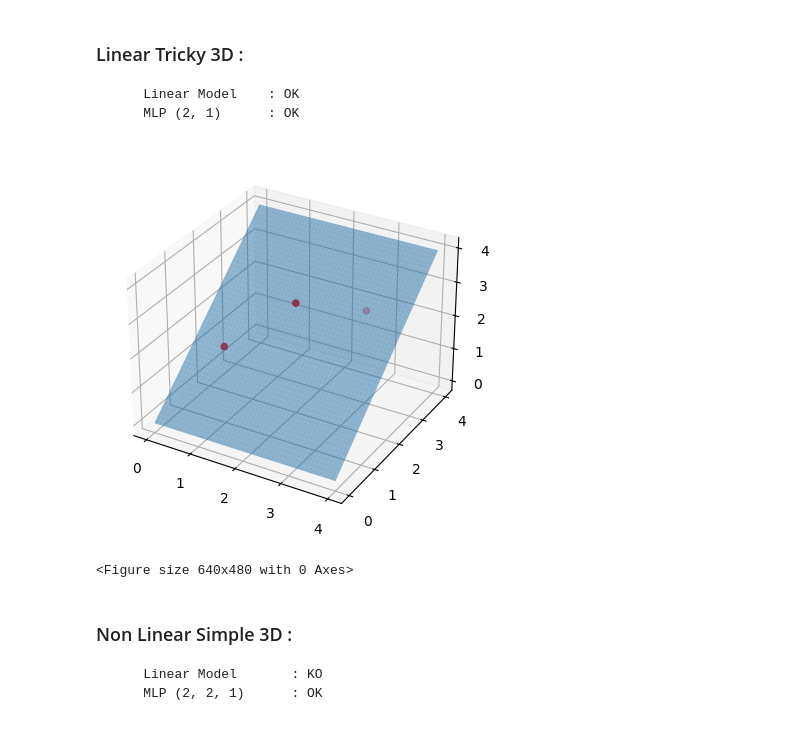
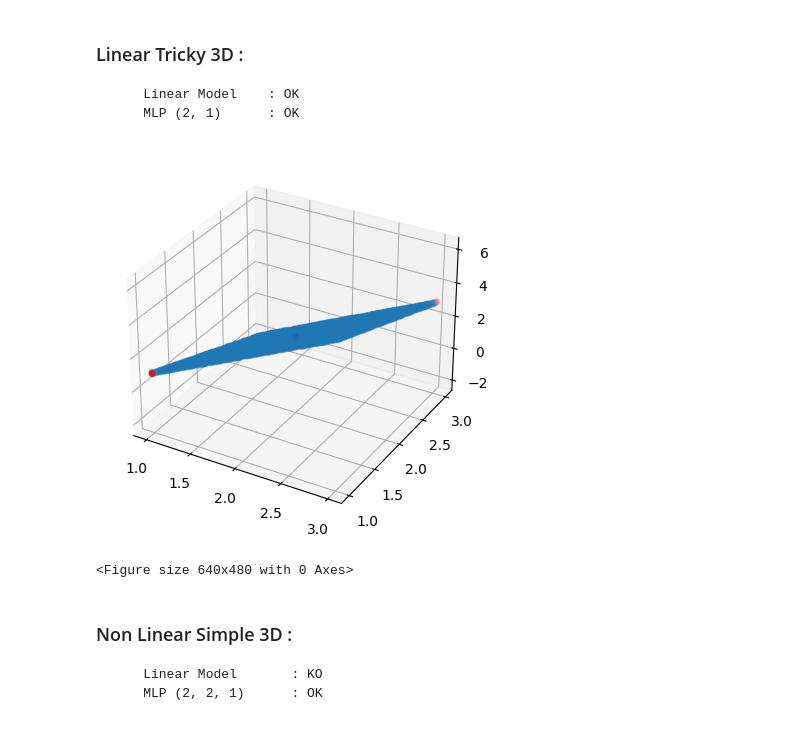
Before and after one commit to Elbub/3IABD2---Projet-annuel, a Jupyter notebook: tests_interops/notebook_test_interops_linear_regression.ipynb, the cells around one changed output. Saved outputs shown, nothing was run; the diff lists cells and outputs as text; code cells hidden in the pictures.

Commit message:
Feature : Refactored linear regression notebook.

```diff
--- a/tests_interops/notebook_test_interops_linear_regression.ipynb
+++ b/tests_interops/notebook_test_interops_linear_regression.ipynb
@@ -242,7 +341,7 @@ del find_w_linear_regression_ptr
         Linear Model    : OK
         MLP (2, 1)      : OK
 # %%
-my_lib = ctypes.CDLL(r"..\rust_lib\target\release\rust_lib.dll")
+rust_machine_learning_library = ctypes.CDLL(r"..\rust_lib\target\release\rust_lib.dll")
 X = np.array([
       [1, 1],
       [2, 2],
@@ -256,55 +355,86 @@ Y = np.array([
 
 X = np.array(X, dtype=ctypes.c_float)
 Y = np.array(Y, dtype=ctypes.c_float)
 
-nombre_colonnes_x = len(X[0])
-nombre_lignex_x = len(X)
-nombre_colonnes_y = len(Y[0])
-nombre_lignes_y = len(Y)
+dimensions_of_inputs = len(X[0])
+number_of_inputs = len(X)
+number_of_classes = len(Y[0])
+
 X_flat = X.flatten()
 Y_flat = Y.flatten()
 LP_c_float = ctypes.POINTER(ctypes.c_float)
 x_to_predict = (ctypes.c_float * len(X_flat))(*X_flat)
 x_to_predict_ptr = ctypes.cast(x_to_predict, LP_c_float)
 LP_c_float = ctypes.POINTER(ctypes.c_float)
 y_to_predict = (ctypes.c_float * len(Y_flat))(*Y_flat)
 y_to_predict_ptr = ctypes.cast(y_to_predict, LP_c_float)
+rust_machine_learning_library.train_linear_model_regression.argtypes = [
+    ctypes.POINTER(ctypes.c_float),
+    ctypes.c_int32,
+    ctypes.c_int32,
+    ctypes.POINTER(ctypes.c_float),
+    ctypes.c_int32,
+]
+rust_machine_learning_library.train_linear_model_regression.restype = ctypes.POINTER(ctypes.c_float)
 
-my_lib.find_w_linear_regression.argtypes = [
+rust_machine_learning_library.predict_with_linear_model.argtypes = [
     ctypes.POINTER(ctypes.c_float),
     ctypes.POINTER(ctypes.c_float),
     ctypes.c_int32,
     ctypes.c_int32,
     ctypes.c_int32,
+    ctypes.c_bool,
 ]
-my_lib.find_w_linear_regression.restype = ctypes.POINTER(ctypes.c_float)
-find_w_linear_regression_ptr = my_lib.find_w_linear_regression(
+rust_machine_learning_library.predict_with_linear_model.restype = ctypes.POINTER(ctypes.c_float)
+
+find_w_linear_regression_ptr = rust_machine_learning_library.train_linear_model_regression(
     x_to_predict_ptr,
+    number_of_inputs,
+    dimensions_of_inputs,
     y_to_predict_ptr,
-    nombre_lignex_x,
-    nombre_colonnes_x,
-    nombre_lignes_y,
-    nombre_colonnes_y,
-)
-find_w_linear_regression = np.ctypeslib.as_array(
-    find_w_linear_regression_ptr, ((nombre_colonnes_x * nombre_colonnes_y + 1),)
+    number_of_classes,
 )
 
+X_to_predict = []
+
+for i in range(10000) :
+    x_1 = random.uniform(1,3)
+    x_2 = random.uniform(1,3)
+    X_to_predict.append([x_1, x_2])
+
+X_to_predict = np.array(X_to_predict, dtype=ctypes.c_float)
+X_to_predict_flat = X_to_predict.flatten()
+
+x_to_predict = (ctypes.c_float * len(X_to_predict_flat))(*X_to_predict_flat)
+x_to_predict_ptr = ctypes.cast(x_to_predict, LP_c_float)
+
+number_of_inputs = len(X_to_predict)
+dimensions_of_inputs = len(X_to_predict[0])
+
+predicted_outputs = rust_machine_learning_library.predict_with_linear_model(
+    find_w_linear_regression_ptr,
+    x_to_predict_ptr,
+    number_of_inputs,
+    dimensions_of_inputs,
+    number_of_classes,
+    False,
+)
+
+
+x = X_to_predict_flat
+y = np.ctypeslib.as_array(predicted_outputs, (number_of_inputs, number_of_classes))
+
+
 fig = plt.figure()
+
 ax = fig.add_subplot(111, projection='3d')
 
-x = np.linspace(0, 4, 100)
-z = np.linspace(0, 4, 100)
 
-X_plan, Z_plan = np.meshgrid(x, z)
-
-Y_plan = find_w_linear_regression[1] * X_plan + find_w_linear_regression[2] * Z_plan + find_w_linear_regression[0]
-
-ax.plot_surface(X_plan,Z_plan,Y_plan, alpha=0.5)
-ax.scatter(X[:,0],X[:,1],Y_line,c='r')
+ax.scatter(X_to_predict[:,0],X_to_predict[:,1],y, alpha = 0.1)
+ax.scatter(X[:,0],X[:,1],Y.flatten(),c='r')
 plt.show()
 plt.clf()
 # %% [output]
-[figure, old version]
+[figure, new version]
 <Figure size 640x480 with 0 Axes>
 # %%
```
Also changed, not shown: parts of 10 cells of this notebook, 1 other file.
